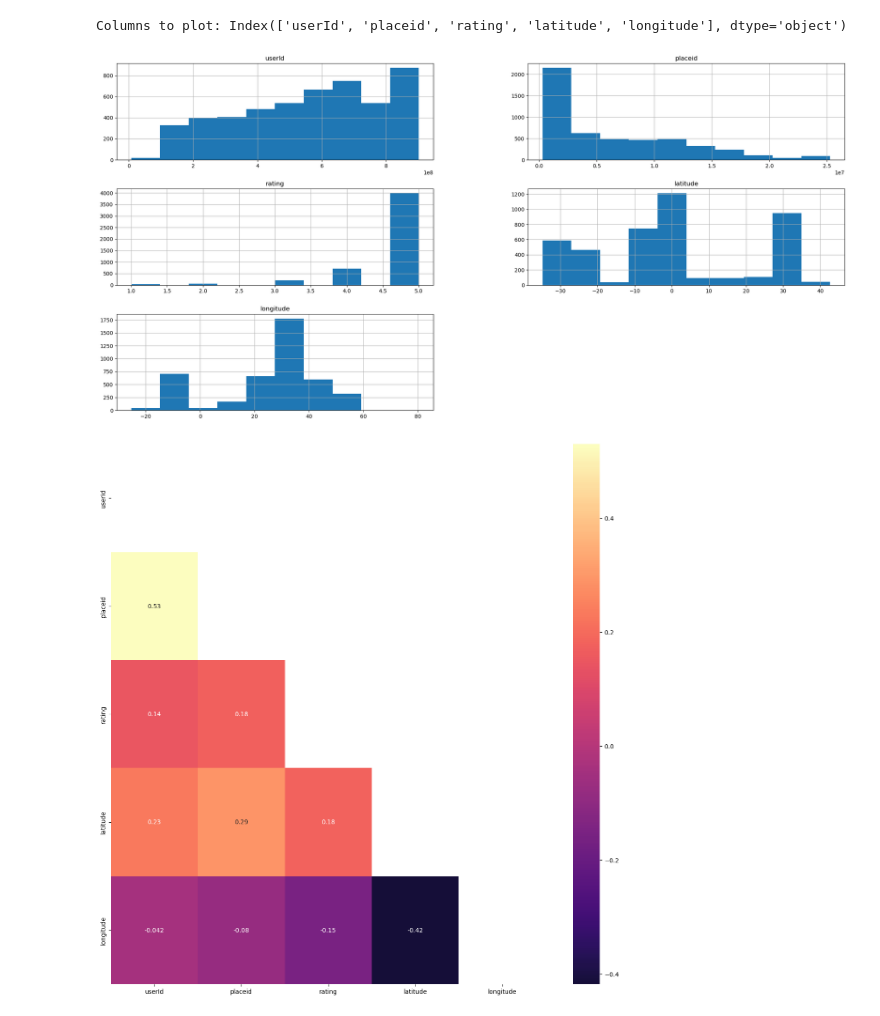
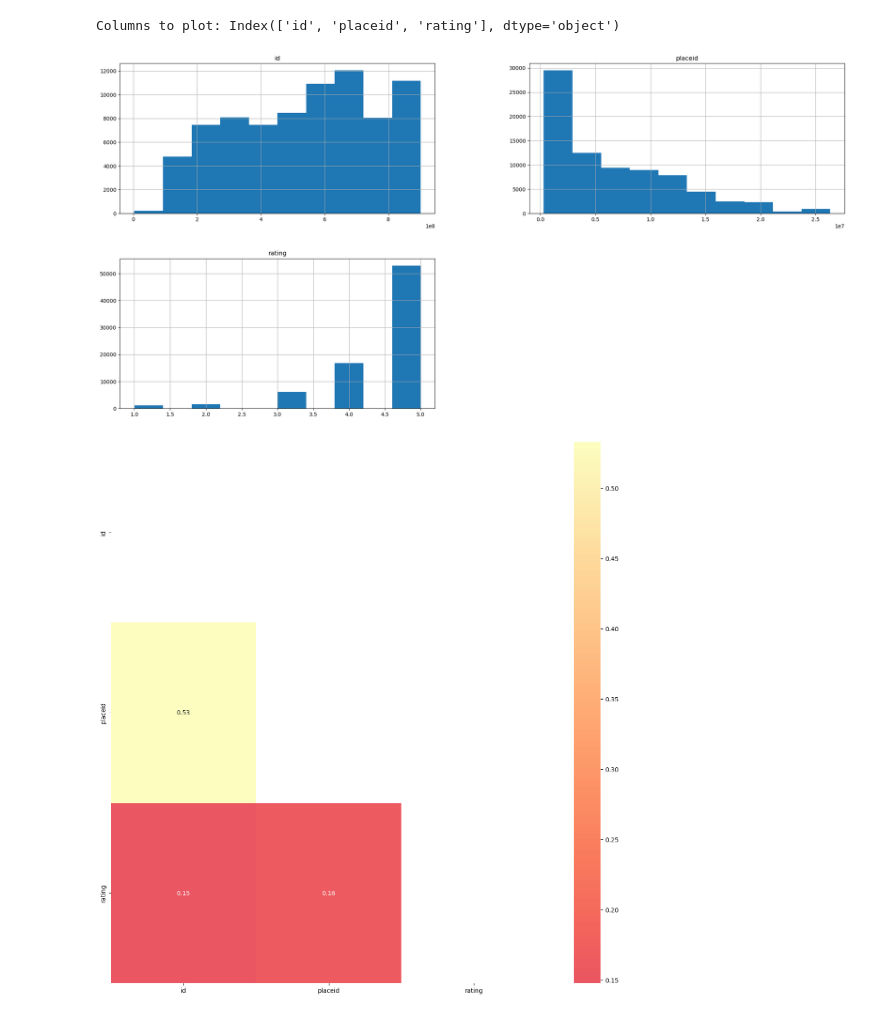
Before and after one commit to R3TR0Quan/travel-destination-recommendation-sys, a Jupyter notebook: misc_notebooks/ian_reviews_data.ipynb, the cells around one changed output. Drawn from its saved outputs; the diff is of its cells as text; code cells hidden in the pictures.

```diff
--- a/misc_notebooks/ian_reviews_data.ipynb
+++ b/misc_notebooks/ian_reviews_data.ipynb
@@ -89,0 +88,3 @@ warnings.filterwarnings('ignore', category=UserWarning, module='IPython')
+# %%
+model_data = pd.read_csv(r"..\Data\reviews.csv")
+model_data.head()
@@ -90,30 +98,30 @@ warnings.filterwarnings('ignore', category=UserWarning, module='IPython')
 # %%
 # Histogram plots for each data
 # Select the numerical variables to plot
-num_cols_to_plot = random_sample.select_dtypes(include=['int64', 'float64']).columns.drop([])
+num_cols_to_plot = model_data.select_dtypes(include=['int64', 'float64']).columns.drop([])
 print("Columns to plot:",num_cols_to_plot )
 # Create a histogram for each variable
-random_sample[num_cols_to_plot].hist(figsize=(25, 12))
+model_data[num_cols_to_plot].hist(figsize=(25, 12))
 #plt.savefig('../Data/images/Columnstoplot')
 plt.show()
 # %% [output]
-Columns to plot: Index(['userId', 'placeid', 'rating', 'latitude', 'longitude'], dtype='object')
+Columns to plot: Index(['id', 'placeid', 'rating'], dtype='object')
-[figure, old version]
+[figure, new version]
 # %%
 ## Multicollinearity
 
 # Create a correlation matrix
-corr_matrix = random_sample.corr()
+corr_matrix = model_data.corr()
 # Create a fig size
 plt.figure(figsize=(16, 16))
 # Create a mask to show only the lower triangle
 mask = np.zeros_like(corr_matrix, dtype=bool)
 mask[np.triu_indices_from(mask)] = True
 # Plot the heatmap with the lower triangle mask applied
 sns.heatmap(corr_matrix, mask=mask, cmap='magma', center=0, annot=True)
 # Show the plot
 plt.show();
 # Save figure
 #plt.savefig('../Data/images/multicollinearity.png')
 # %% [output]
-[figure, old version]
+[figure, new version]
```
Also changed, not shown: parts of 17 cells of this notebook, 6 other files.
